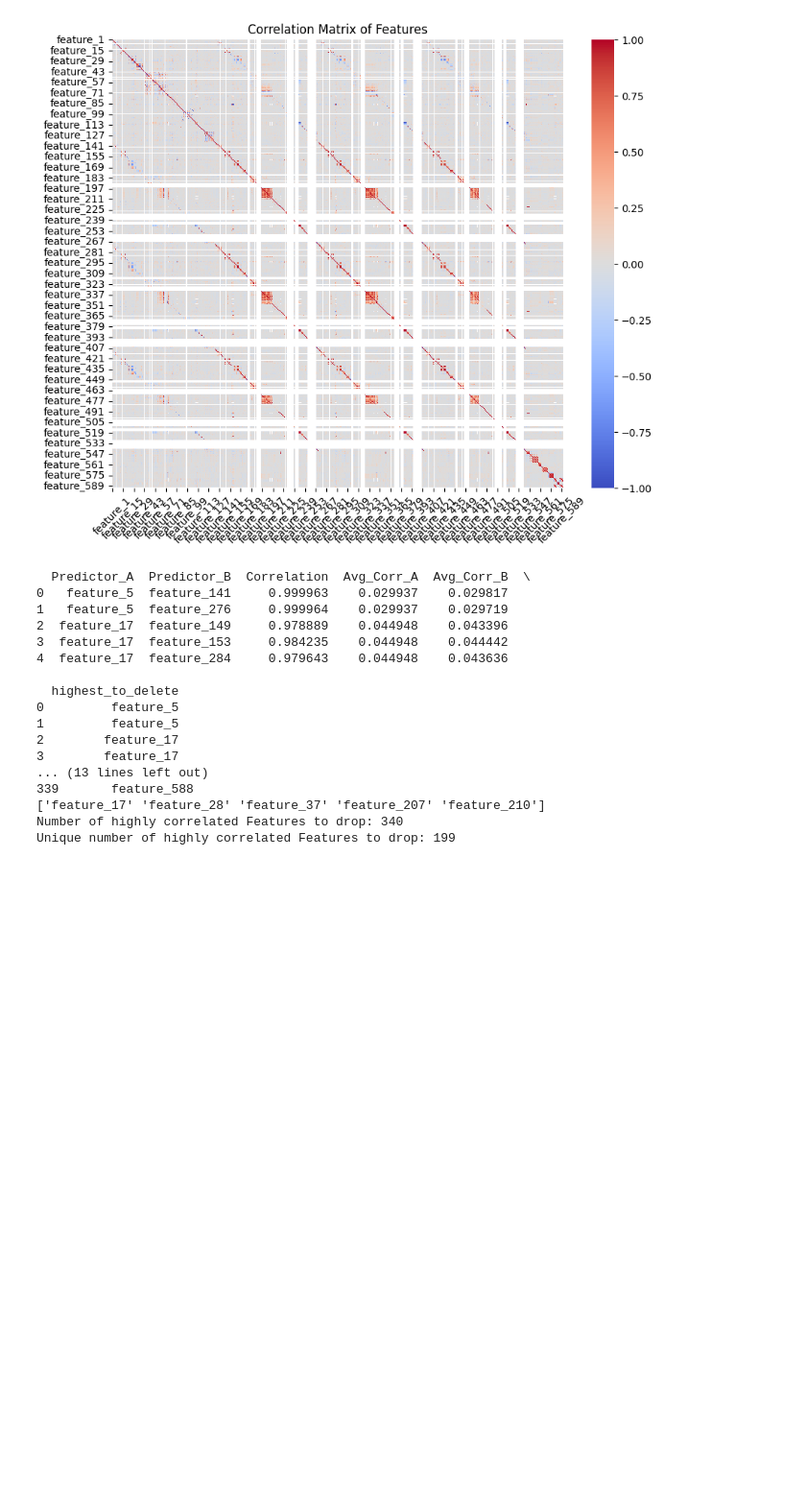
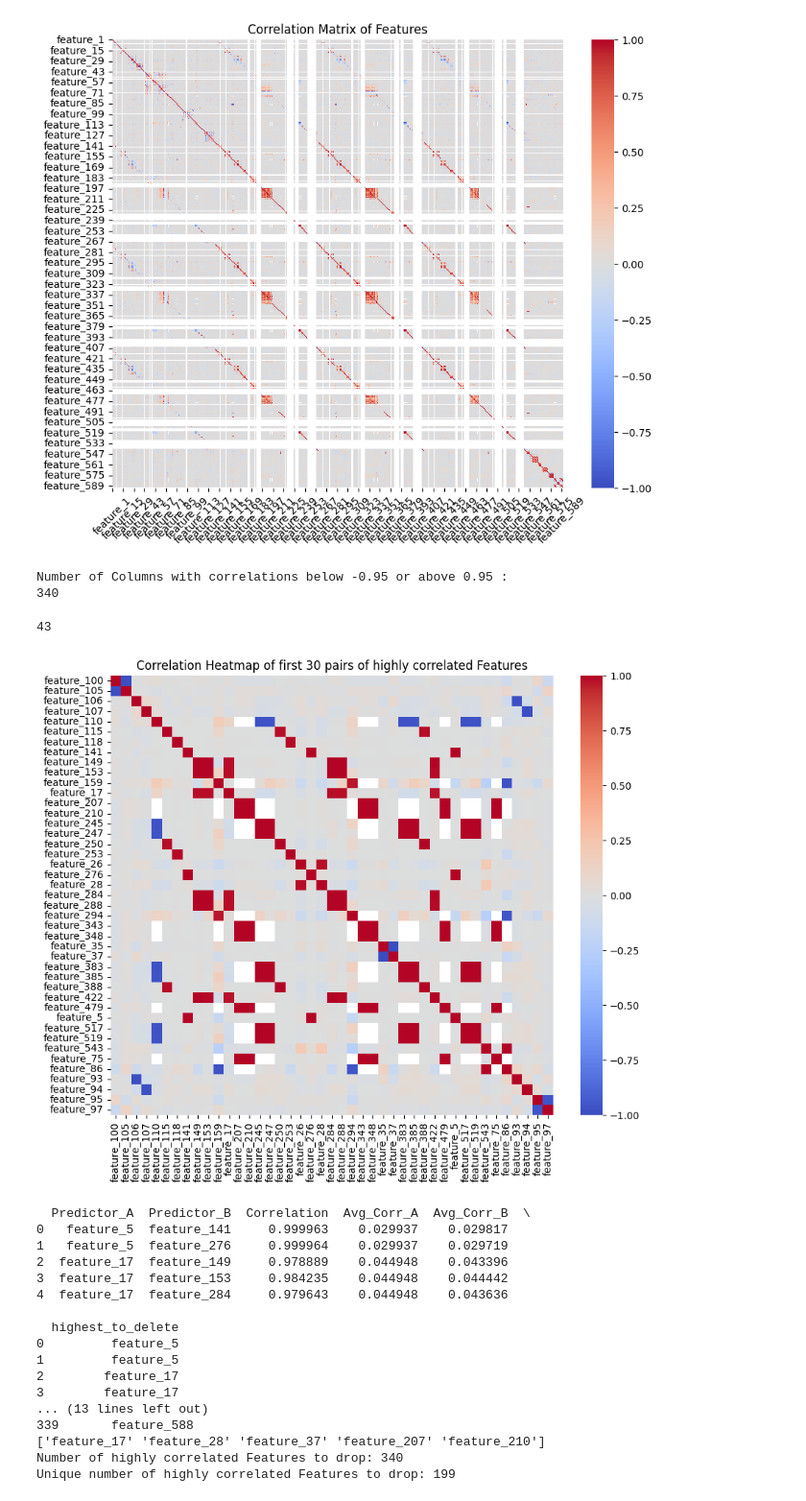
Before and after one commit to HayateSato/SECOM_Project, a Jupyter notebook: secom_file_draft_Majeed.ipynb, the cells around one changed output. Shown at 96% size. Cells and saved outputs as stored; diff of their text form; code cells hidden in the pictures; blank space fills up the shorter version.

```diff
--- a/secom_file_draft_Majeed.ipynb
+++ b/secom_file_draft_Majeed.ipynb
@@ -439,7 +439,7 @@ high_correlation_pairs2 = []
 # Iterate over the upper triangle of the correlation matrix
 for i in range(len(correlation_matrix2.columns)):
     for j in range(i + 1, len(correlation_matrix2.columns)):
-        if correlation_matrix2.iloc[i, j] > 0.80 or correlation_matrix2.iloc[i, j] < -0.95:
+        if correlation_matrix2.iloc[i, j] > 0.80 or correlation_matrix2.iloc[i, j] < -0.80:
             column1 = correlation_matrix2.columns[i]
             column2 = correlation_matrix2.columns[j]
             high_correlation_pairs2.append((column1, column2))
@@ -763,6 +770,59 @@ feature_5    -0.034679    -0.032522    -0.000496          NaN
 
 [5 rows x 591 columns]
 [figure]
+# %%
+# Compute the correlation matrix
+correlation_matrix3 = correlation_matrix_Xtrn
+
+# Create a mask to remove the lower triangle and diagonal
+mask = np.triu(np.ones_like(correlation_matrix3, dtype=bool))
+correlation_matrix3[~mask] = np.nan
+# List of pairs of columns with correlations above 0.95
+high_correlation_pairs3 = []
+
+# Iterate over the upper triangle of the correlation matrix
+for i in range(len(correlation_matrix3.columns)):
+    for j in range(i + 1, len(correlation_matrix3.columns)):
+        if correlation_matrix3.iloc[i, j] > 0.95 or correlation_matrix3.iloc[i, j] < -0.95:
+            column1 = correlation_matrix3.columns[i]
+            column2 = correlation_matrix3.columns[j]
+            high_correlation_pairs3.append((column1, column2))
+
+# Output the high-correlation pairs
+print("Number of Columns with correlations below -0.95 or above 0.95 :")
+print(len(high_correlation_pairs3))
+# %% [output]
+Number of Columns with correlations below -0.95 or above 0.95 :
+340
+# %%
+# Select first 30 sets of highly correlated features
+# Create a list of unique feature which are highly correlated
+first_30 = high_correlation_pairs3[:30]
+unique_30_set1 = set()
+
+# Iterate through each pair and add the elements and create a unique list
+for pair in first_30:
+    unique_30_set1.update(pair)
+
+# Convert the set to a sorted list
+unique_30_list1 = sorted(list(unique_30_set1))
+print(len(unique_30_list1))
+
+# Create a dataframe of first 30 highly correlated features
+unique_30_df1 = pd.DataFrame(X_train_df, columns=unique_30_list1)
+
+unique_30_matrix1= unique_30_df1.corr()
+
+# Visualise the heatmap
+plt.figure(figsize=(10, 8))
+sns.heatmap(unique_30_matrix1, cmap='coolwarm', vmin=-1, vmax=1)
+plt.title('Correlation Heatmap of first 30 pairs of highly correlated Features')
+plt.xticks(rotation=90)  # Rotate x-axis labels for better readability
+plt.yticks(rotation=0)   # Rotate y-axis labels for better readability
+plt.show()
+# %% [output]
+43
+[figure, added]
 # %%
 # Create a function to determine highly correlated pair of features above threshold of 0.95
 # Determine which features to drop according to Munirathinam & Ramadoss (2016)
```
Also changed, not shown: parts of 2 cells of this notebook.
